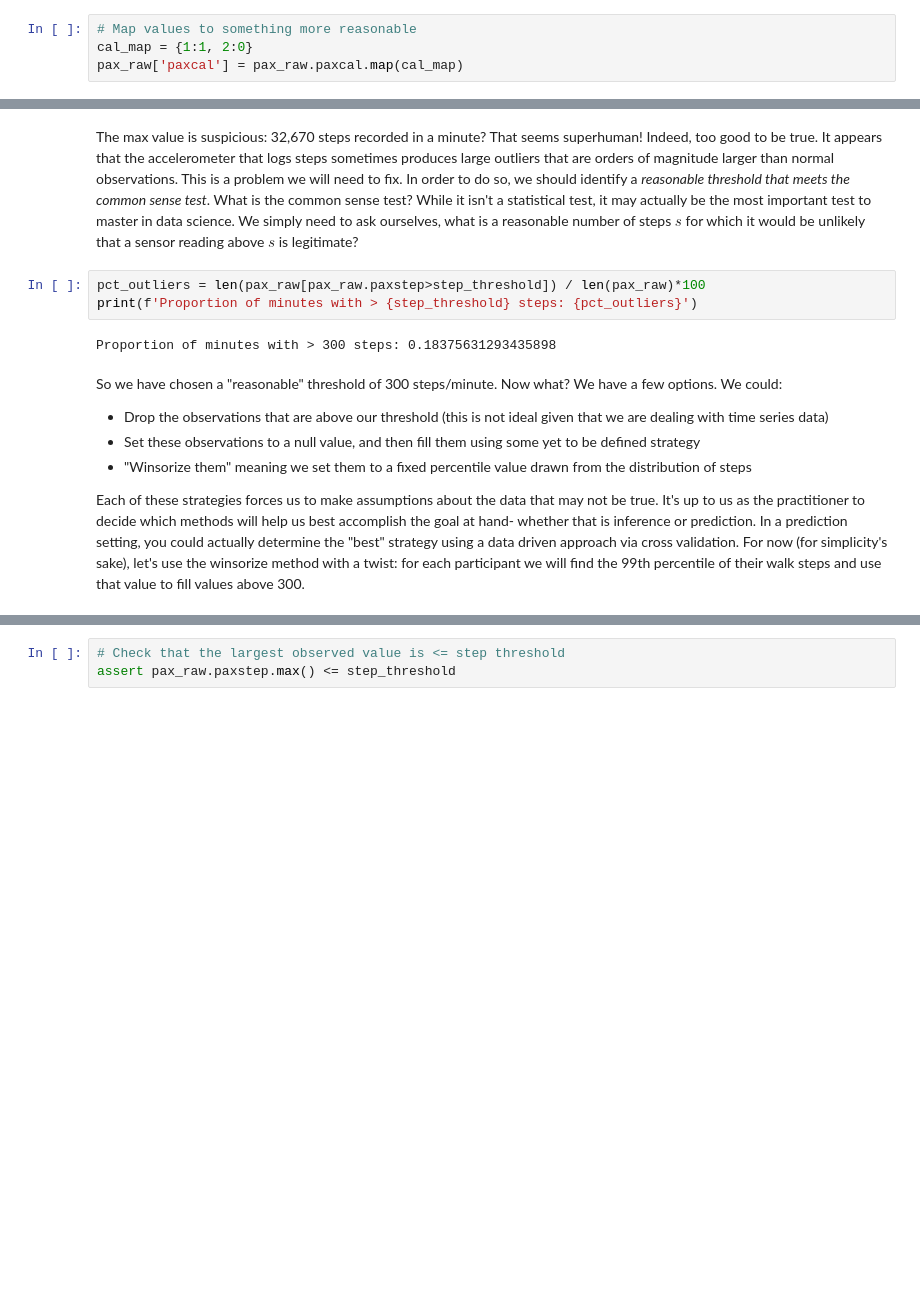
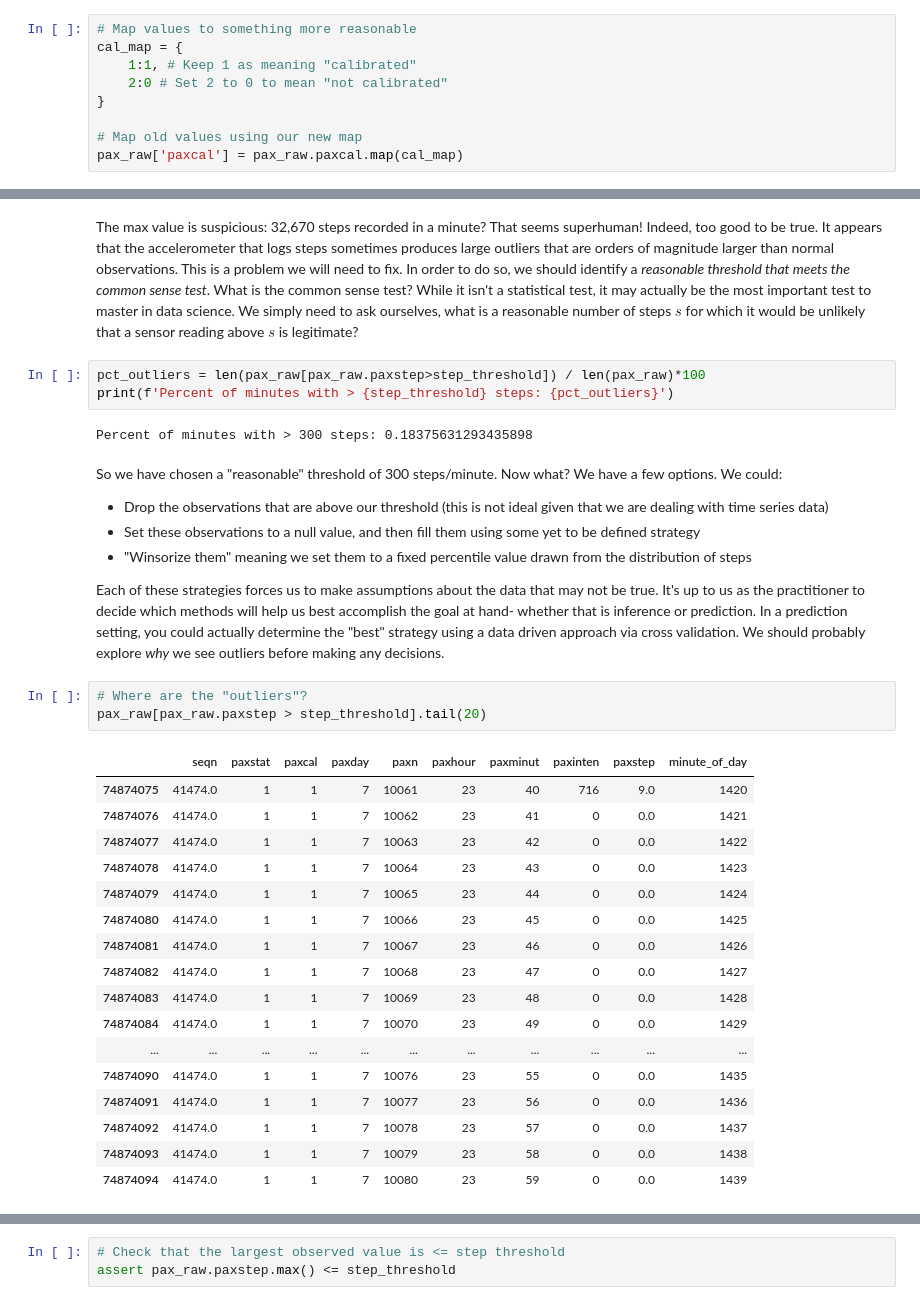
Before and after one commit to evidation-health/EvidationDataScienceModule, a Jupyter notebook: notebooks/0-ETL-Munging-QC.ipynb, the cells around one changed output, grey strips where cells are left out. Cells and saved outputs as stored; diff of their text form; blank space fills up the shorter version.

````diff
--- a/notebooks/0-ETL-Munging-QC.ipynb
+++ b/notebooks/0-ETL-Munging-QC.ipynb
@@ -251,7 +271,12 @@ IoT data can be pretty messy: often times we have long sequences of missing valu
 The ```paxcal``` column indicates whether a participant's device was calibrated during a particular period of the study. Let's do some investigation in order to identify users with a high percentage of miscalibrated time
 # %%
 # Map values to something more reasonable
-cal_map = {1:1, 2:0}
+cal_map = {
+    1:1, # Keep 1 as meaning "calibrated"
+    2:0 # Set 2 to 0 to mean "not calibrated"
+}
+
+# Map old values using our new map
 pax_raw['paxcal'] = pax_raw.paxcal.map(cal_map)
 # %%
 # Check proportion of calibrated minutes vs not- 1 id calibrated, else 0
@@ -307,13 +334,34 @@ Name: paxstep, dtype: float64
 The max value is suspicious: 32,670 steps recorded in a minute? That seems superhuman! Indeed, too good to be true. It appears that the accelerometer that logs steps sometimes produces large outliers that are orders of magnitude larger than normal observations. This is a problem we will need to fix. In order to do so, we should identify a *reasonable threshold that meets the common sense test*. What is the common sense test? While it isn't a statistical test, it may actually be the most important test to master in data science. We simply need to ask ourselves, what is a reasonable number of steps $s$ for which it would be unlikely that a sensor reading above $s$ is legitimate?
 # %%
 pct_outliers = len(pax_raw[pax_raw.paxstep>step_threshold]) / len(pax_raw)*100
-print(f'Proportion of minutes with > {step_threshold} steps: {pct_outliers}')
+print(f'Percent of minutes with > {step_threshold} steps: {pct_outliers}')
 # %% [output]
-Proportion of minutes with > 300 steps: 0.18375631293435898
+Percent of minutes with > 300 steps: 0.18375631293435898
 # %% [markdown]
 So we have chosen a "reasonable" threshold of 300 steps/minute. Now what? We have a few options. We could:
 - Drop the observations that are above our threshold (this is not ideal given that we are dealing with time series data)
 - Set these observations to a null value, and then fill them using some yet to be defined strategy
 - "Winsorize them" meaning we set them to a fixed percentile value drawn from the distribution of steps
 
-Each of these strategies forces us to make assumptions about the data that may not be true. It's up to us as the practitioner to decide which methods will help us best accomplish the goal at hand- whether that is inference or prediction. In a prediction setting, you could actually determine the "best" strategy using a data driven approach via cross validation. For now (for simplicity's sake), let's use the winsorize method with a twist: for each participant we will find the 99th percentile of their walk steps and use that value to fill values above 300.
+Each of these strategies forces us to make assumptions about the data that may not be true. It's up to us as the practitioner to decide which methods will help us best accomplish the goal at hand- whether that is inference or prediction. In a prediction setting, you could actually determine the "best" strategy using a data driven approach via cross validation. We should probably explore *why* we see outliers before making any decisions.
+# %%
+# Where are the "outliers"?
+pax_raw[pax_raw.paxstep > step_threshold].tail(20)
+# %% [output]
+|  | seqn | paxstat | paxcal | paxday | paxn | paxhour | paxminut | paxinten | paxstep | minute_of_day |
+| 74874075 | 41474.0 | 1 | 1 | 7 | 10061 | 23 | 40 | 716 | 9.0 | 1420 |
+| 74874076 | 41474.0 | 1 | 1 | 7 | 10062 | 23 | 41 | 0 | 0.0 | 1421 |
+| 74874077 | 41474.0 | 1 | 1 | 7 | 10063 | 23 | 42 | 0 | 0.0 | 1422 |
+| 74874078 | 41474.0 | 1 | 1 | 7 | 10064 | 23 | 43 | 0 | 0.0 | 1423 |
+| 74874079 | 41474.0 | 1 | 1 | 7 | 10065 | 23 | 44 | 0 | 0.0 | 1424 |
+| 74874080 | 41474.0 | 1 | 1 | 7 | 10066 | 23 | 45 | 0 | 0.0 | 1425 |
+| 74874081 | 41474.0 | 1 | 1 | 7 | 10067 | 23 | 46 | 0 | 0.0 | 1426 |
+| 74874082 | 41474.0 | 1 | 1 | 7 | 10068 | 23 | 47 | 0 | 0.0 | 1427 |
+| 74874083 | 41474.0 | 1 | 1 | 7 | 10069 | 23 | 48 | 0 | 0.0 | 1428 |
+| 74874084 | 41474.0 | 1 | 1 | 7 | 10070 | 23 | 49 | 0 | 0.0 | 1429 |
+| ... | ... | ... | ... | ... | ... | ... | ... | ... | ... | ... |
+| 74874090 | 41474.0 | 1 | 1 | 7 | 10076 | 23 | 55 | 0 | 0.0 | 1435 |
+| 74874091 | 41474.0 | 1 | 1 | 7 | 10077 | 23 | 56 | 0 | 0.0 | 1436 |
+| 74874092 | 41474.0 | 1 | 1 | 7 | 10078 | 23 | 57 | 0 | 0.0 | 1437 |
+| 74874093 | 41474.0 | 1 | 1 | 7 | 10079 | 23 | 58 | 0 | 0.0 | 1438 |
+| 74874094 | 41474.0 | 1 | 1 | 7 | 10080 | 23 | 59 | 0 | 0.0 | 1439 |
````
Also changed, not shown: parts of 45 cells of this notebook, 2 other files.
